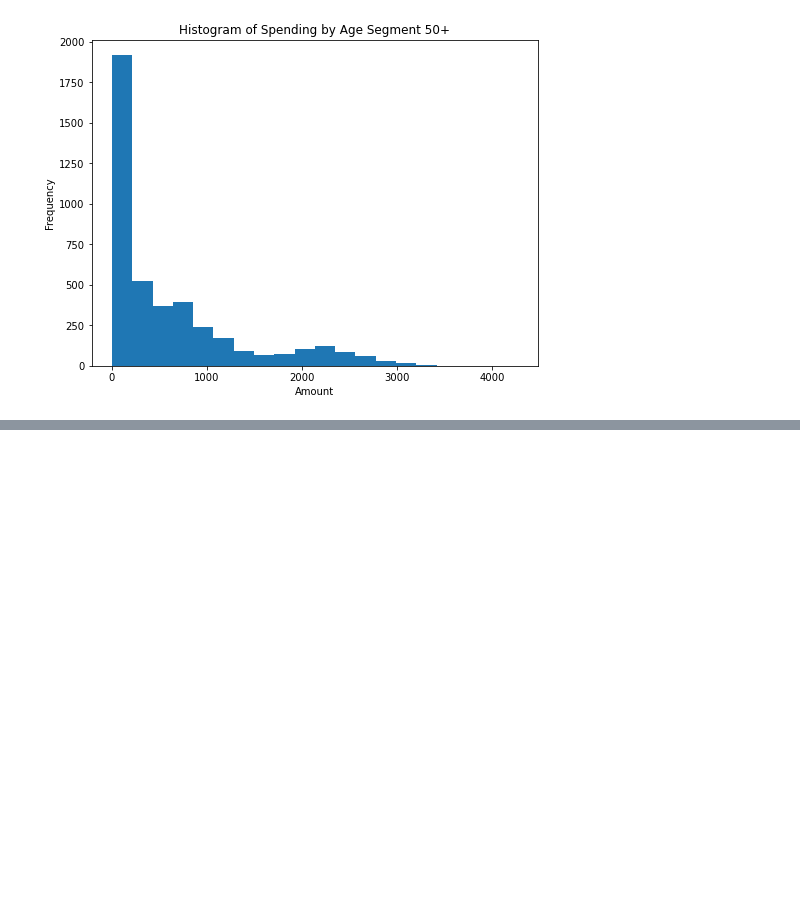
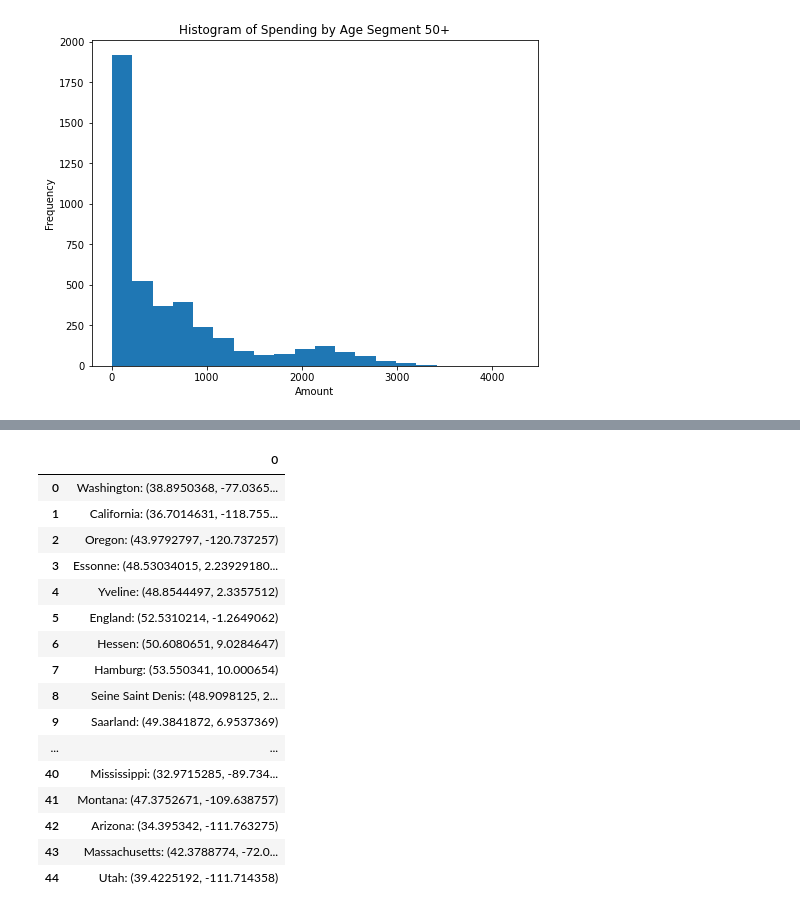
Before and after one commit to Taha028/Analyzing-Customer-Spending-Pattern, a Jupyter notebook: Analysis Of Customer Spending Pattern.ipynb, the cells around one changed output, grey strips where cells are left out. Saved outputs shown, nothing was run; the diff lists cells and outputs as text; code cells hidden in the pictures; blank space fills up the shorter version.

```diff
--- a/Analysis Of Customer Spending Pattern.ipynb
+++ b/Analysis Of Customer Spending Pattern.ipynb
@@ -254,0 +360,33 @@ dtype: int64
+# %%
+import requests
+
+cities = ['Washington', 'California', 'Oregon', 'Essonne', 'Yveline', 'England', 'Hessen', 'Hamburg', 'Seine Saint Denis', 'Saarland', 'Nordrhein-Westfalen', 'Bayern', 'Seine (Paris)', 'Pas de Calais', 'Moselle', 'Hauts de Seine', 'Nord', 'Seine et Marne', 'Loiret', 'Charente-Maritime', 'Loir et Cher', 'Brandenburg', 'Alabama', "Val d'Oise", 'Val de Marne', 'Minnesota', 'Wyoming', 'Ohio', 'Garonne (Haute)', 'Kentucky', 'Texas', 'Missouri', 'Somme', 'New York', 'Florida', 'Illinois', 'South Carolina', 'North Carolina', 'Georgia', 'Virginia', 'Mississippi', 'Montana', 'Arizona', 'Massachusetts', 'Utah']
+data=[]
+for city in cities:
+    url = f"https://nominatim.openstreetmap.org/search?q={city}&format=json&limit=1"
+    response = requests.get(url).json()
+    if response:
+        lat = response[0]['lat']
+        lon = response[0]['lon']
+        data.append(f"{city}: ({lat}, {lon})")
+# %%
+df=pd.DataFrame(data)
+df
+# %% [output]
+|  | 0 |
+| 0 | Washington: (38.8950368, -77.0365... |
+| 1 | California: (36.7014631, -118.755... |
+| 2 | Oregon: (43.9792797, -120.737257) |
+| 3 | Essonne: (48.53034015, 2.23929180... |
+| 4 | Yveline: (48.8544497, 2.3357512) |
+| 5 | England: (52.5310214, -1.2649062) |
+| 6 | Hessen: (50.6080651, 9.0284647) |
+| 7 | Hamburg: (53.550341, 10.000654) |
+| 8 | Seine Saint Denis: (48.9098125, 2... |
+| 9 | Saarland: (49.3841872, 6.9537369) |
+| ... | ... |
+| 40 | Mississippi: (32.9715285, -89.734... |
+| 41 | Montana: (47.3752671, -109.638757) |
+| 42 | Arizona: (34.395342, -111.763275) |
+| 43 | Massachusetts: (42.3788774, -72.0... |
+| 44 | Utah: (39.4225192, -111.714358) |
```
Also changed, not shown: parts of 33 cells of this notebook.
